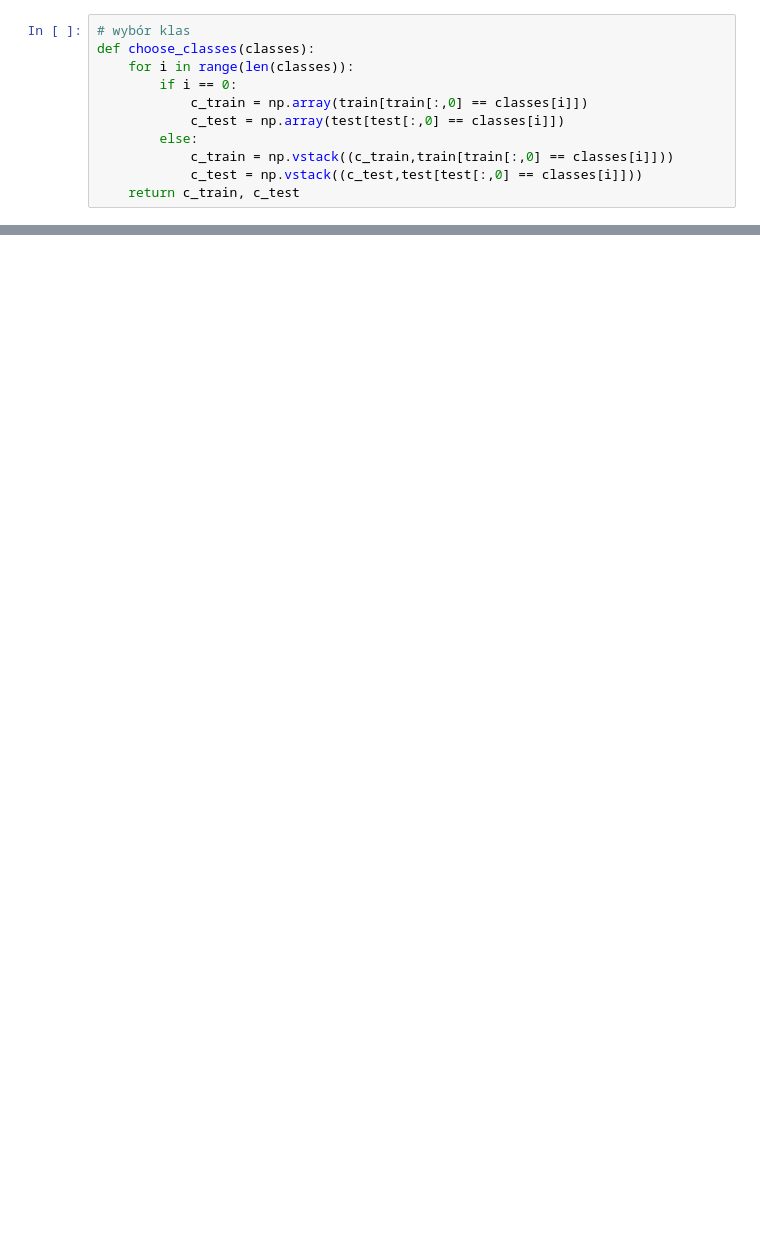
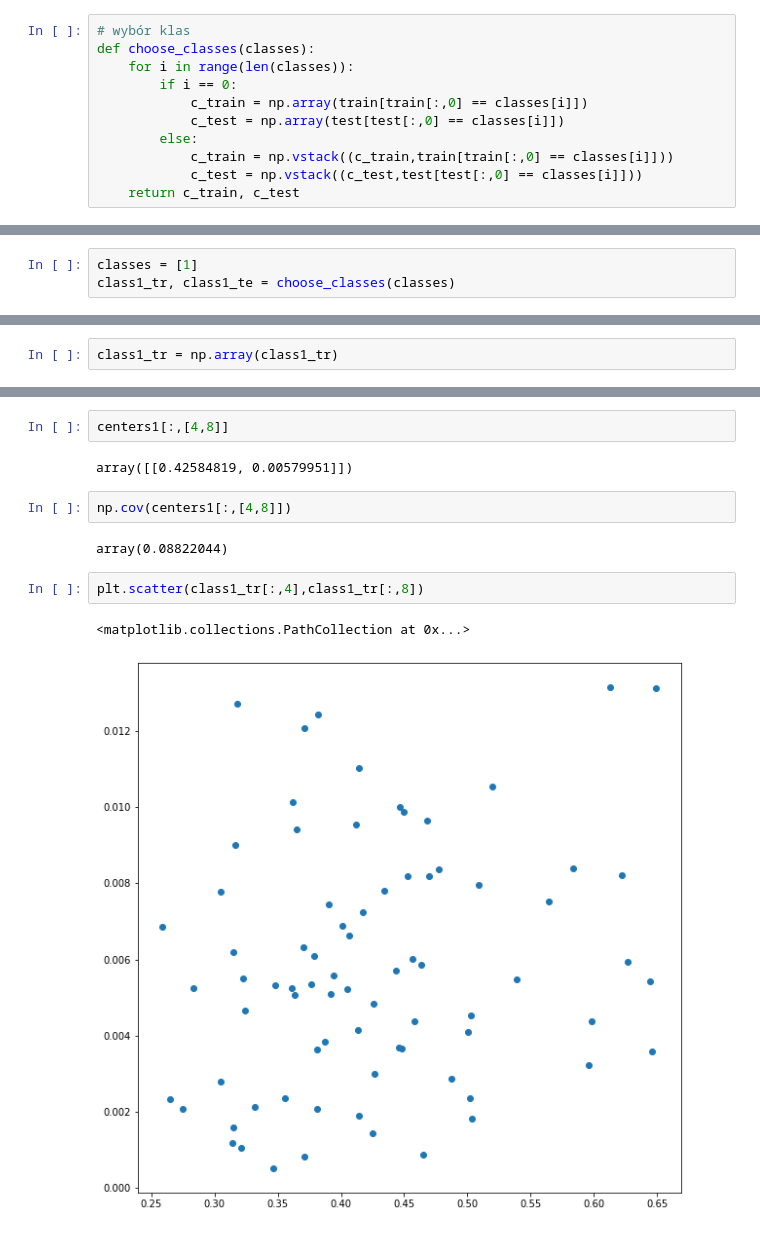
Before and after one commit to rafalbalcerzak/sad, a Jupyter notebook: sad4/Lab04.ipynb, the cells around one changed output, grey strips where cells are left out. Saved outputs shown, nothing was run; the diff lists cells and outputs as text; blank space fills up the shorter version.

```diff
--- a/sad4/Lab04.ipynb
+++ b/sad4/Lab04.ipynb
@@ -134,0 +188,3 @@ array([5.0000e+00, 8.0000e+00, 9.3613e-01, 2.3898e+00, 6.7175e-01,
+# %%
+classes = [1]
+class1_tr, class1_te = choose_classes(classes)
@@ -134,0 +193,2 @@ array([5.0000e+00, 8.0000e+00, 9.3613e-01, 2.3898e+00, 6.7175e-01,
+# %%
+class1_tr = np.array(class1_tr)
@@ -134,0 +219,13 @@ array([5.0000e+00, 8.0000e+00, 9.3613e-01, 2.3898e+00, 6.7175e-01,
+# %%
+centers1[:,[4,8]]
+# %% [output]
+array([[0.42584819, 0.00579951]])
+# %%
+np.cov(centers1[:,[4,8]])
+# %% [output]
+array(0.08822044)
+# %%
+plt.scatter(class1_tr[:,4],class1_tr[:,8])
+# %% [output]
+<matplotlib.collections.PathCollection at 0x...>
+[figure, added]
```
Also changed, not shown: parts of 11 cells of this notebook, 2 other files.
